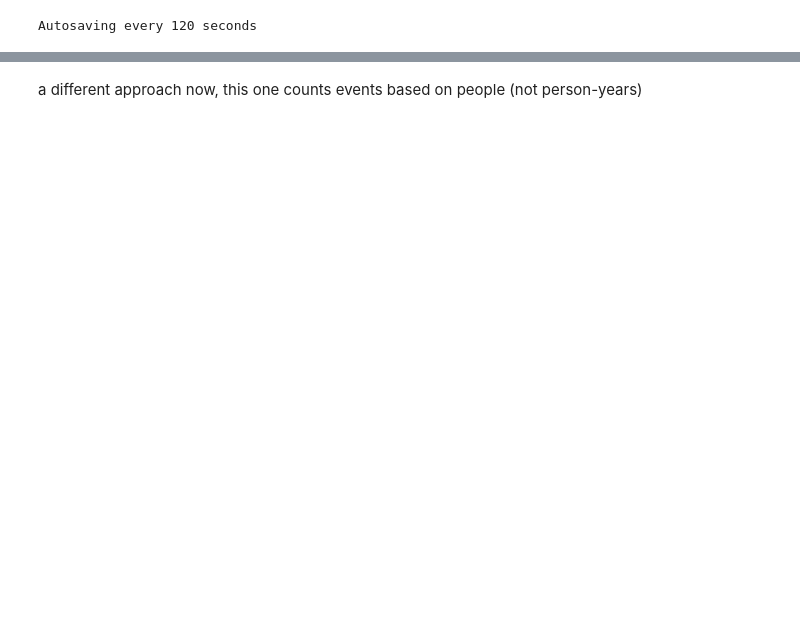
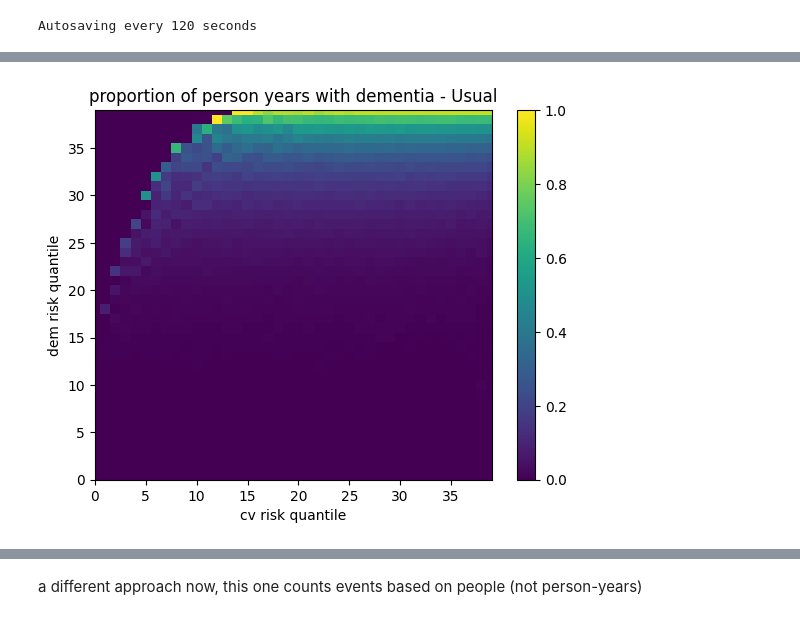
Before and after one commit to deligkaris/microsimNotebooks, a Jupyter notebook: findZeroAbsEffectSizes.ipynb, the cells around one changed output, grey strips where cells are left out. Saved outputs shown, nothing was run; the diff lists cells and outputs as text; code cells hidden in the pictures; blank space fills up the shorter version.

```diff
--- a/findZeroAbsEffectSizes.ipynb
+++ b/findZeroAbsEffectSizes.ipynb
@@ -287,15 +357,17 @@ for i,j,k in zip(countByDementiaDFSprint["demRisk"].values,
     else:
         countByDementiaArraySprint[i,j]=0 #this may not be needed, it should be zero if there are 0 person years
 # %%
-#fig, ax = plt.subplots()
+fig, ax = plt.subplots()
 
-#c = ax.pcolormesh(X, Y, countByDementiaArrayUsual, shading='nearest')
-#ax.set_title('proportion of person years with dementia - Usual')
-#plt.xlabel("cv risk quantile")
-#plt.ylabel("dem risk quantile")
+c = ax.pcolormesh(X, Y, countByDementiaArrayUsual, shading='nearest')
+ax.set_title('proportion of person years with dementia - Usual')
+plt.xlabel("cv risk quantile")
+plt.ylabel("dem risk quantile")
 # set the limits of the plot to the limits of the data
-#ax.axis([0,nQuantiles-1, 0,nQuantiles-1])
-#fig.colorbar(c, ax=ax)
+ax.axis([0,nQuantiles-1, 0,nQuantiles-1])
+fig.colorbar(c, ax=ax)
 
-#plt.show()
+plt.show()
+# %% [output]
+[figure, added]
 # %%
```
Also changed, not shown: parts of 57 cells of this notebook.
